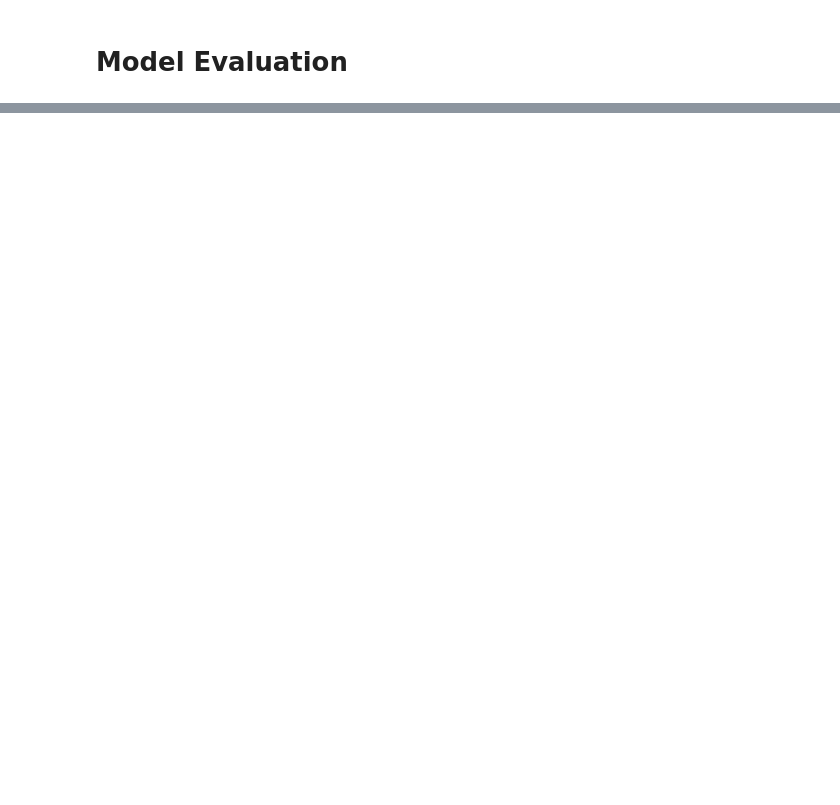
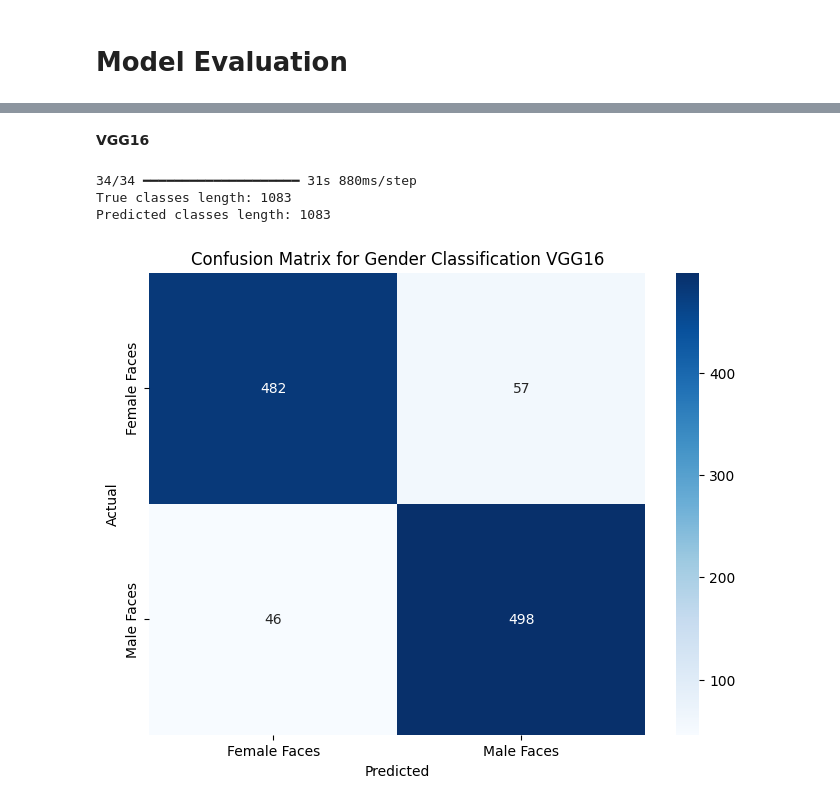
Before and after one commit to CP-Lookin/Machine-Learning, a Jupyter notebook: notebook/gender-classification.ipynb, the cells around one changed output, grey strips where cells are left out. Saved outputs shown, nothing was run; the diff lists cells and outputs as text; code cells hidden in the pictures; blank space fills up the shorter version.

```diff
--- a/notebook/gender-classification.ipynb
+++ b/notebook/gender-classification.ipynb
@@ -223,0 +361,13 @@ print(history_df)
+# %% [markdown]
+**VGG16**
+# %%
+evaluate_model(
+    model=tl1_model,
+    validation_generator=validation_generator,
+    title="Confusion Matrix for Gender Classification VGG16"
+)
+# %% [output]
+34/34 ━━━━━━━━━━━━━━━━━━━━ 31s 880ms/step
+True classes length: 1083
+Predicted classes length: 1083
+[figure, added]
```
Also changed, not shown: parts of 43 cells of this notebook.
